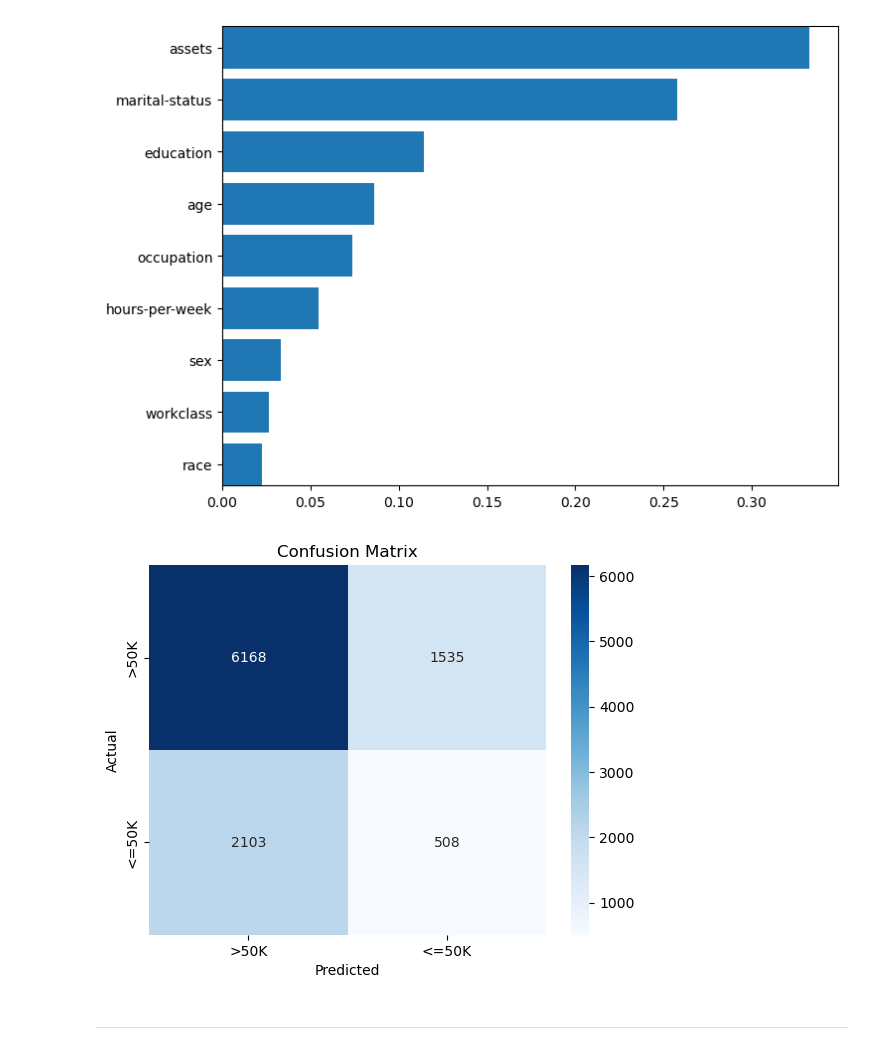
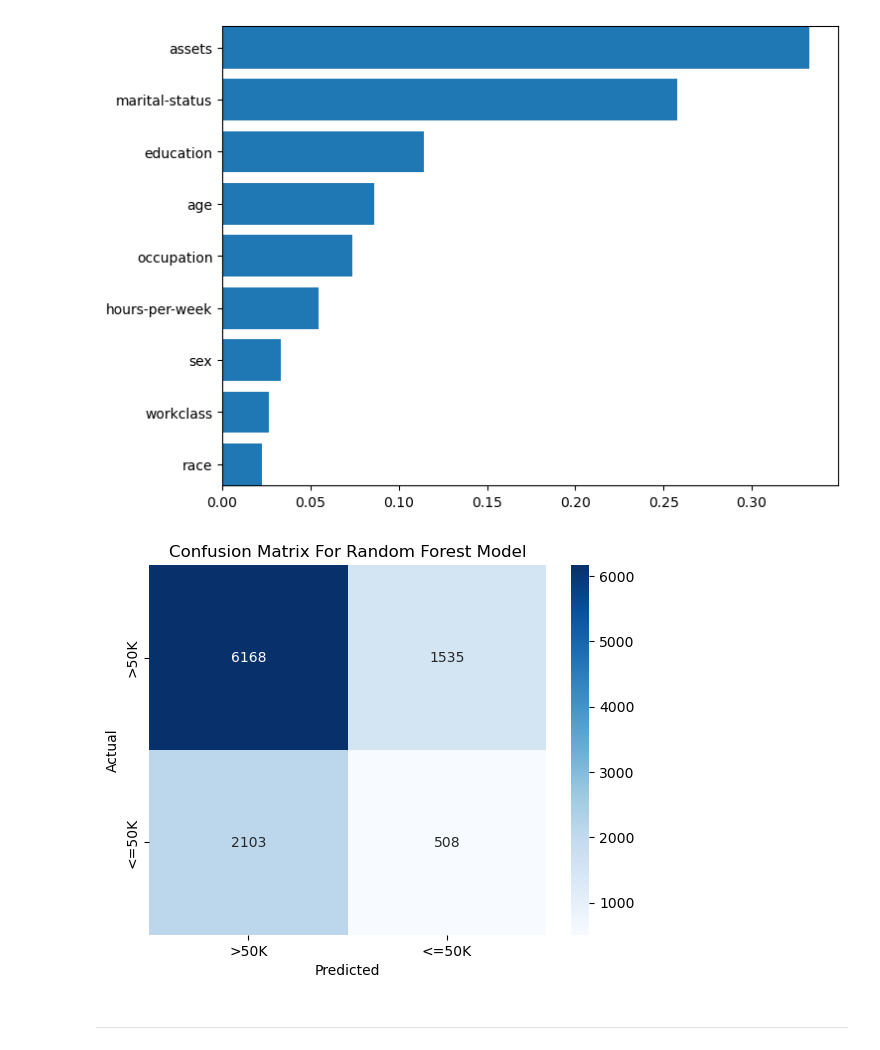
Before and after one commit to AIBC2024/Group-2-Census-Income, a Jupyter notebook: Group_2_Census_Income_ML_Model.ipynb, the cells around one changed output. Cells and saved outputs as stored; diff of their text form; code cells hidden in the pictures.

```diff
--- a/Group_2_Census_Income_ML_Model.ipynb
+++ b/Group_2_Census_Income_ML_Model.ipynb
@@ -1576,15 +1589,15 @@ plt.show()
 # %%
 # Generate the confusion matrix
 cm_rf = confusion_matrix(y_test, y_pred)
 
 # Plot the confusion matrix as a heatmap
 sns.heatmap(cm_rf, annot=True, fmt='d', cmap='Blues', xticklabels=['>50K', '<=50K'], yticklabels=['>50K', '<=50K'])
 plt.xlabel('Predicted')
 plt.ylabel('Actual')
-plt.title('Confusion Matrix')
+plt.title('Confusion Matrix For Random Forest Model')
 plt.show()
 # %% [output]
-[figure, old version]
+[figure, new version]
 # %% [markdown]
 ----
 # %% [markdown]
```
Also changed, not shown: parts of 6 cells of this notebook, 1 other file.
